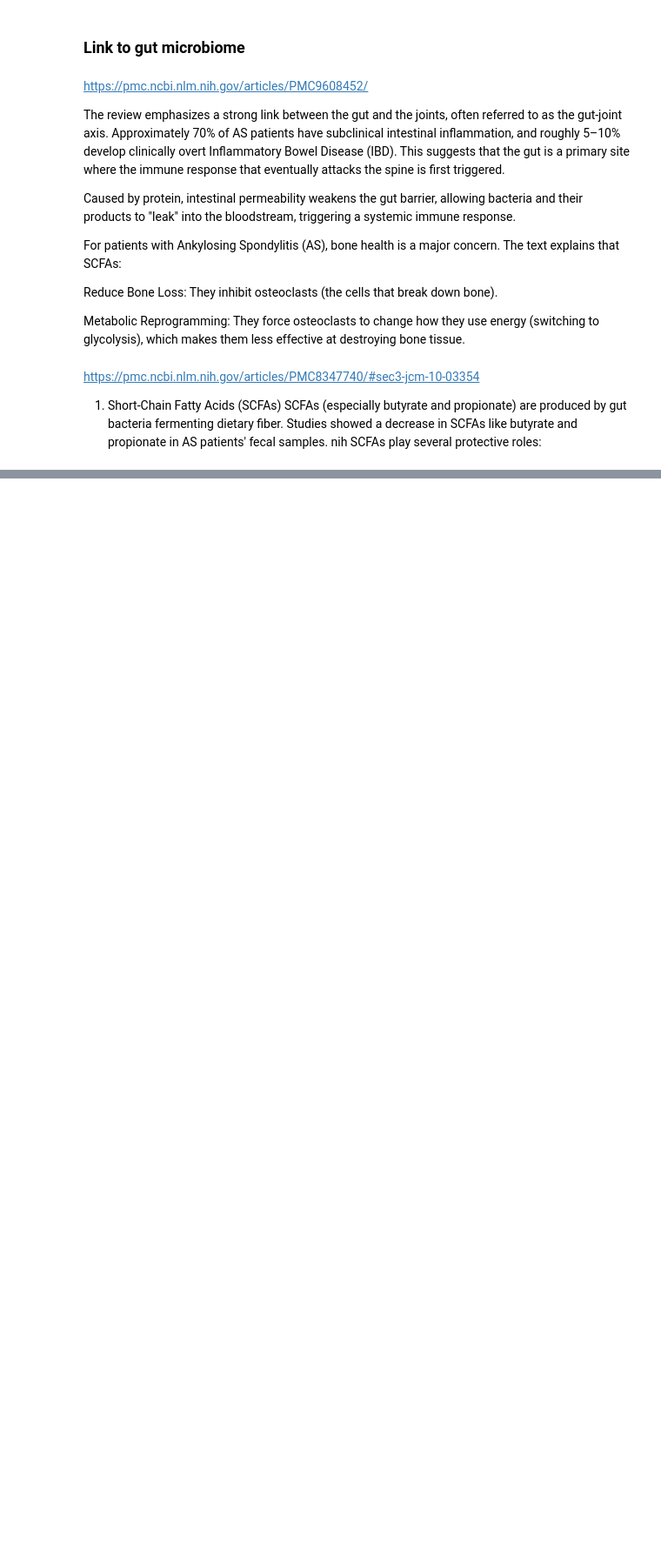
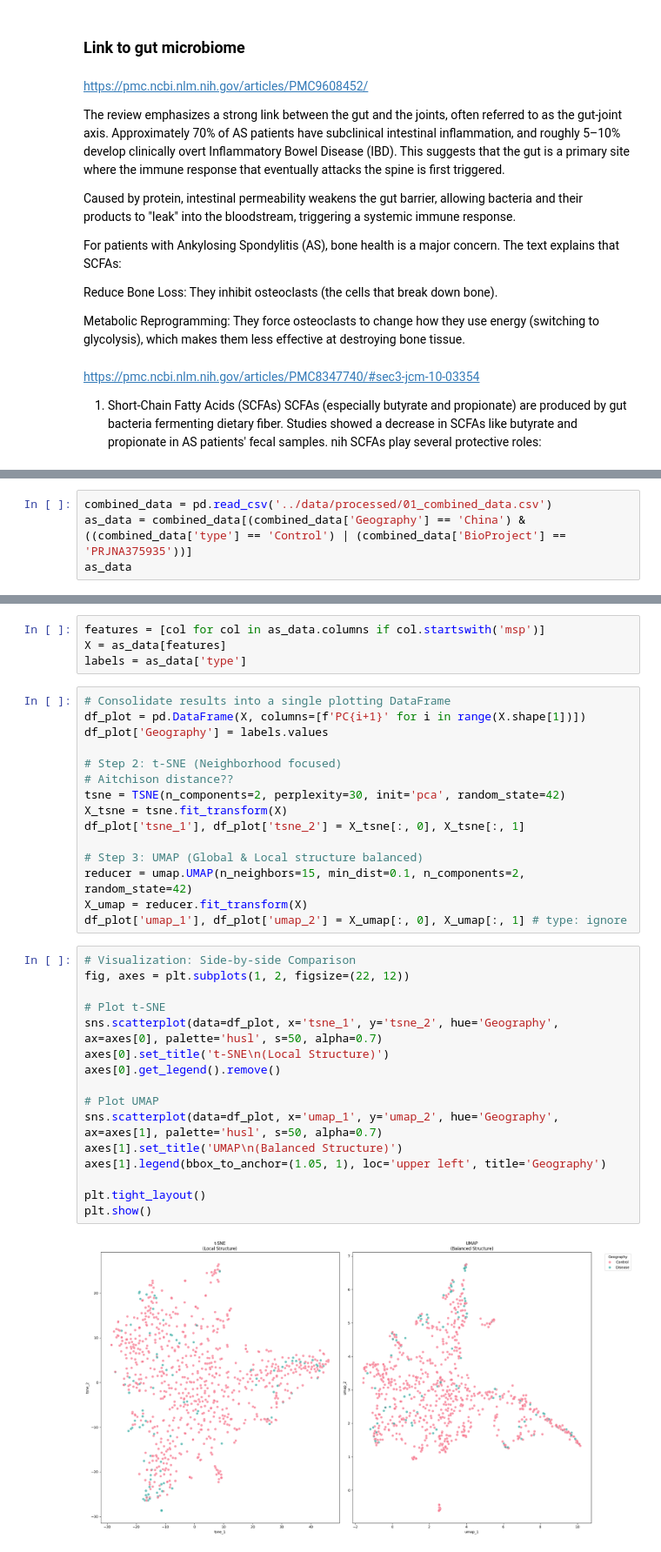
Before and after one commit to dafi03/PA1_repo, a Jupyter notebook: notebook/06_AS.ipynb, the cells around one changed output, grey strips where cells are left out. Shown at 87% size. Cells and saved outputs as stored; diff of their text form; blank space fills up the shorter version.

```diff
--- a/notebook/06_AS.ipynb
+++ b/notebook/06_AS.ipynb
@@ -102,0 +112,4 @@ SCFAs (especially butyrate and propionate) are produced by gut bacteria fermenti
+# %%
+combined_data = pd.read_csv('../data/processed/01_combined_data.csv')
+as_data = combined_data[(combined_data['Geography'] == 'China') & ((combined_data['type'] == 'Control') | (combined_data['BioProject'] == 'PRJNA375935'))]
+as_data
@@ -102,0 +274,37 @@ SCFAs (especially butyrate and propionate) are produced by gut bacteria fermenti
+# %%
+features = [col for col in as_data.columns if col.startswith('msp')]
+X = as_data[features]
+labels = as_data['type']
+# %%
+# Consolidate results into a single plotting DataFrame
+df_plot = pd.DataFrame(X, columns=[f'PC{i+1}' for i in range(X.shape[1])])
+df_plot['Geography'] = labels.values
+
+# Step 2: t-SNE (Neighborhood focused)
+# Aitchison distance??
+tsne = TSNE(n_components=2, perplexity=30, init='pca', random_state=42)
+X_tsne = tsne.fit_transform(X)
+df_plot['tsne_1'], df_plot['tsne_2'] = X_tsne[:, 0], X_tsne[:, 1]
+
+# Step 3: UMAP (Global & Local structure balanced)
+reducer = umap.UMAP(n_neighbors=15, min_dist=0.1, n_components=2, random_state=42)
+X_umap = reducer.fit_transform(X)
+df_plot['umap_1'], df_plot['umap_2'] = X_umap[:, 0], X_umap[:, 1] # type: ignore
+# %%
+# Visualization: Side-by-side Comparison
+fig, axes = plt.subplots(1, 2, figsize=(22, 12))
+
+# Plot t-SNE
+sns.scatterplot(data=df_plot, x='tsne_1', y='tsne_2', hue='Geography', ax=axes[0], palette='husl', s=50, alpha=0.7)
+axes[0].set_title('t-SNE\n(Local Structure)')
+axes[0].get_legend().remove()
+
+# Plot UMAP
+sns.scatterplot(data=df_plot, x='umap_1', y='umap_2', hue='Geography', ax=axes[1], palette='husl', s=50, alpha=0.7)
+axes[1].set_title('UMAP\n(Balanced Structure)')
+axes[1].legend(bbox_to_anchor=(1.05, 1), loc='upper left', title='Geography')
+
+plt.tight_layout()
+plt.show()
+# %% [output]
+[figure, added]
```
Also changed, not shown: parts of 15 cells of this notebook, 6 other files.
